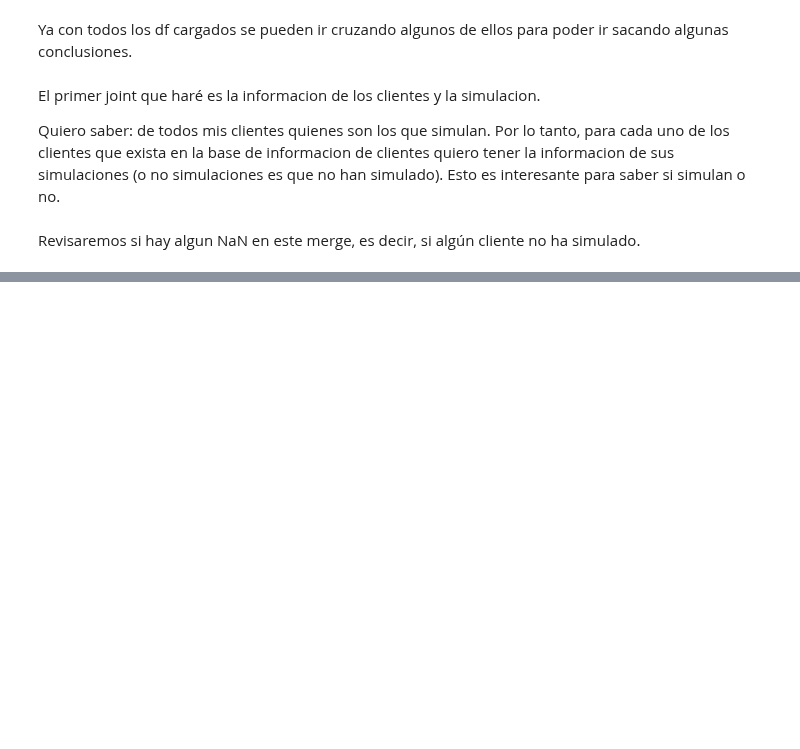
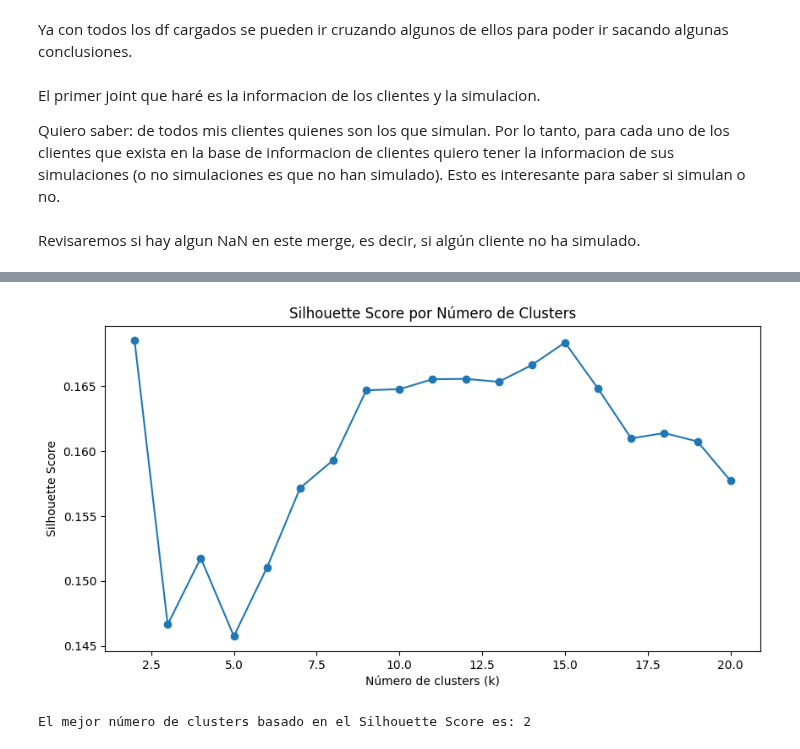
Before and after one commit to JosepVargasf/capstone_g11_2024-2, a Jupyter notebook: Procesamiento de datos/procesamiento.ipynb, the cells around one changed output, grey strips where cells are left out. Drawn from its saved outputs; the diff is of its cells as text; code cells hidden in the pictures; blank space fills up the shorter version.

```diff
--- a/Procesamiento de datos/procesamiento.ipynb
+++ b/Procesamiento de datos/procesamiento.ipynb
@@ -351,0 +309,16 @@ Todos los gráficos se han generado y guardado en la carpeta 'plots'.
+# %%
+#Graficar el Silhouette Score
+plt.figure(figsize=(10, 5))
+plt.plot(k_values, silhouette_scores, marker='o')
+plt.xlabel('Número de clusters (k)')
+plt.ylabel('Silhouette Score')
+plt.title('Silhouette Score por Número de Clusters')
+plt.show()
+# %% [output]
+[figure, added]
+# %%
+#Mostrar el mejor número de clusters
+best_k = k_values[np.argmax(silhouette_scores)]
+print(f"El mejor número de clusters basado en el Silhouette Score es: {best_k}")
+# %% [output]
+El mejor número de clusters basado en el Silhouette Score es: 2
```
Also changed, not shown: parts of 77 cells of this notebook, 22 other files.
